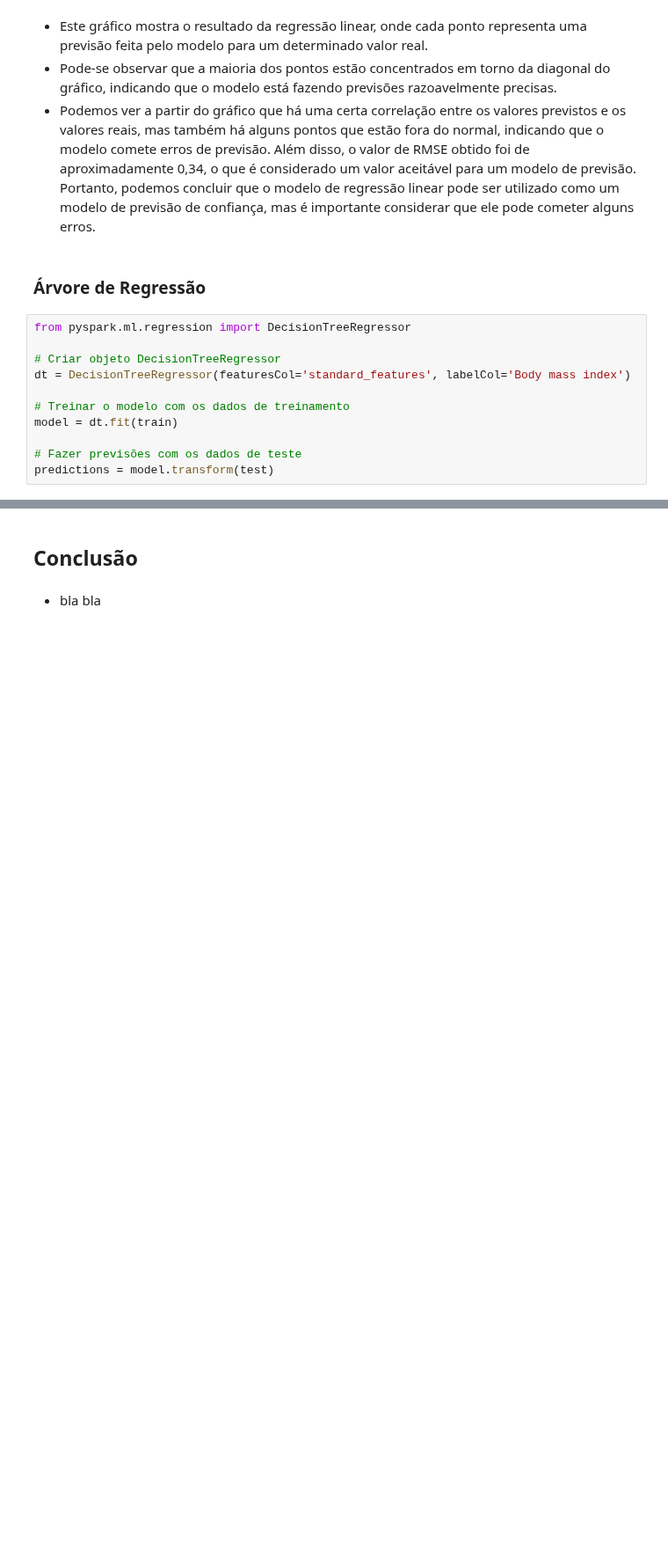
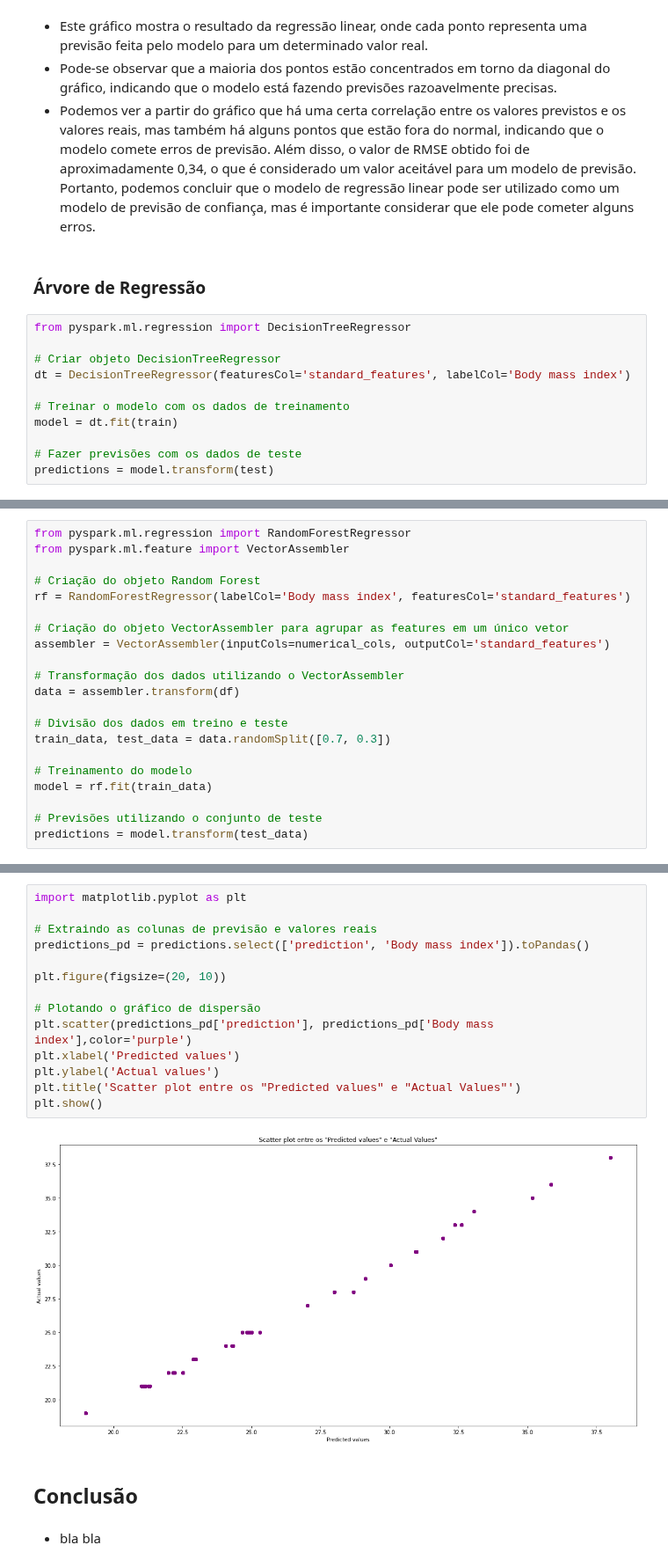
Before and after one commit to GuilhermeVCCdaSilva/ProjetoBD, a Jupyter notebook: ProjetoBigData_GuilhermeSilvaMarineFournieGonçaloAlves.ipynb, the cells around one changed output, grey strips where cells are left out. Shown at 88% size. Cells and saved outputs as stored; diff of their text form; blank space fills up the shorter version.

```diff
--- a/ProjetoBigData_GuilhermeSilvaMarineFournieGonçaloAlves.ipynb
+++ b/ProjetoBigData_GuilhermeSilvaMarineFournieGonçaloAlves.ipynb
@@ -806,0 +883,21 @@ Root Mean Squared Error (RMSE) on test data = 0.313721
+# %%
+from pyspark.ml.regression import RandomForestRegressor
+from pyspark.ml.feature import VectorAssembler
+
+# Criação do objeto Random Forest
+rf = RandomForestRegressor(labelCol='Body mass index', featuresCol='standard_features')
+
+# Criação do objeto VectorAssembler para agrupar as features em um único vetor
+assembler = VectorAssembler(inputCols=numerical_cols, outputCol='standard_features')
+
+# Transformação dos dados utilizando o VectorAssembler
+data = assembler.transform(df)
+
+# Divisão dos dados em treino e teste
+train_data, test_data = data.randomSplit([0.7, 0.3])
+
+# Treinamento do modelo
+model = rf.fit(train_data)
+
+# Previsões utilizando o conjunto de teste
+predictions = model.transform(test_data)
@@ -807,3 +926,19 @@ Root Mean Squared Error (RMSE) on test data = 0.313721
+# %%
+import matplotlib.pyplot as plt
+
+# Extraindo as colunas de previsão e valores reais
+predictions_pd = predictions.select(['prediction', 'Body mass index']).toPandas()
+
+plt.figure(figsize=(20, 10))
+
+# Plotando o gráfico de dispersão
+plt.scatter(predictions_pd['prediction'], predictions_pd['Body mass index'],color='purple')
+plt.xlabel('Predicted values')
+plt.ylabel('Actual values')
+plt.title('Scatter plot entre os "Predicted values" e "Actual Values"')
+plt.show()
+# %% [output]
+[figure, added]
 # %% [markdown]
 ## Conclusão
 # %% [markdown]
```
Also changed, not shown: parts of 25 cells of this notebook.
